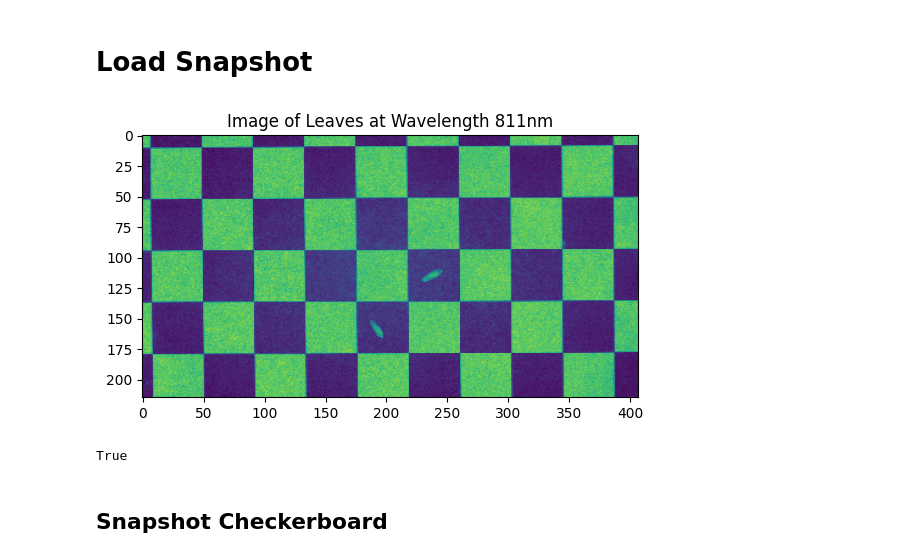
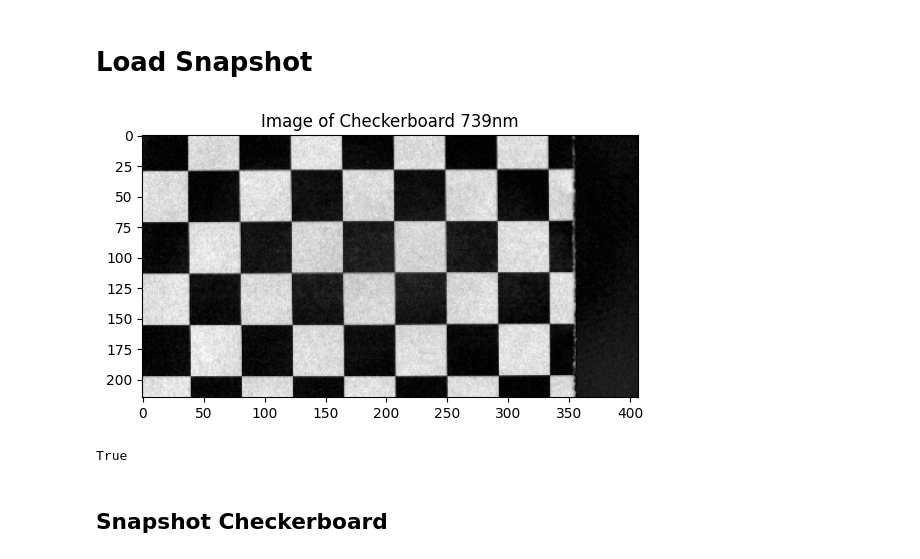
Before and after one commit to amar-music/hyperspectral-snapshot-upscaling, a Jupyter notebook: calibration.ipynb, the cells around one changed output. Drawn from its saved outputs; the diff is of its cells as text; code cells hidden in the pictures.

```diff
--- a/calibration.ipynb
+++ b/calibration.ipynb
@@ -162,48 +160,54 @@ True
 import spectral.io.envi as envi
 import glob
 import numpy as np
 import matplotlib.pyplot as plt
 
-ss_name = "align"
-ss_path = "calibrations/Snapshot/align_processed/" + ss_name + "/"
+ss_name = "calibration_1705_2"
+ss_path = "calibration/Snapshot/processed/" + ss_name + "/"
 
 # Open image
 ss_file = envi.open(glob.glob(ss_path + ("*.hdr"))[0], glob.glob(ss_path + "*.raw")[0])
 
 # Load as ImageArray
 ss_img = ss_file.load()
 
 # Load as numpy array
 ss_img_np = np.array(ss_file.load())
 
 # Normalize image
 ss_img_np = ss_img_np / np.max(ss_img_np)
 
 # Load wavelengths
 ss_wavelengths = ss_file.metadata['wavelength']
 ss_wavelengths = [float(wavelength) for wavelength in ss_wavelengths]
 
 # Turn float to int
 ss_wavelengths = [int(wavelength) for wavelength in ss_wavelengths]
 
-# Select a pixel on a leaf
-ss_selected_spectrum = 12
+
+
+
+# Display 2D image
+import cv2 as cv
+
+# Select spectrum
+ss_selected_spectrum = 6
+ss_img_raw = (ss_img[:, :, ss_selected_spectrum] * 255)
+ss_img_raw = cv.cvtColor(ss_img_raw, cv.COLOR_GRAY2BGR)
+ss_img_new = cv.convertScaleAbs(ss_img_raw, alpha=1.4, beta=-60)
+
 
 # Print array as image
 plt.figure()
-plt.imshow(ss_img_np[:, :, ss_selected_spectrum])
-plt.title('Image of Leaves at Wavelength ' + str(ss_wavelengths[ss_selected_spectrum]) + 'nm')
+plt.imshow(ss_img_new)
+plt.title('Image of Checkerboard ' + str(ss_wavelengths[ss_selected_spectrum]) + 'nm')
 plt.show()
+
+# Store 2d image as cv image
+cv.imwrite('calibration/Snapshot/processed/2D/' + ss_name + ".jpg", ss_img_new)
 # %% [output]
-[figure, old version]
+[figure, new version]
+True
-# %%
-import cv2 as cv
-import glob
-
-# cv.imwrite("data/Snapshot/2D/calib.jpg", ss_img_np[:, :, ss_selected_spectrum])
-cv.imwrite('calibrations/Snapshot/2D/' + ss_name + ".jpg", ss_img[:, :, ss_selected_spectrum] * 255)
-# %% [output]
-True
 # %% [markdown]
 ## Snapshot Checkerboard
 # %%
```
Also changed, not shown: parts of 10 cells of this notebook, 9 other files.
